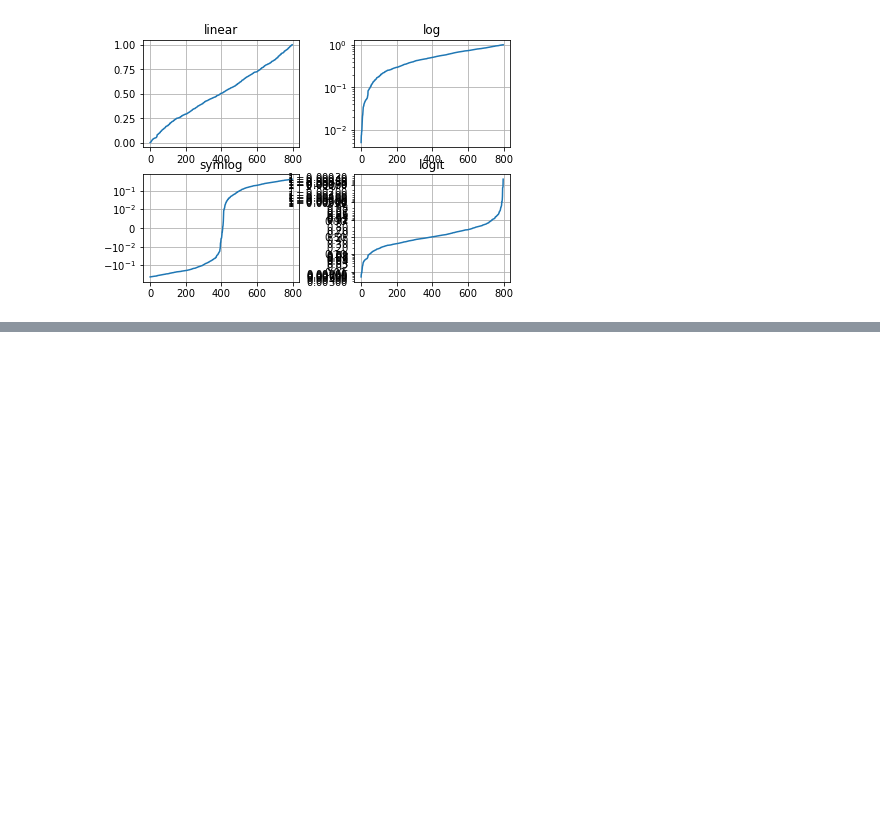
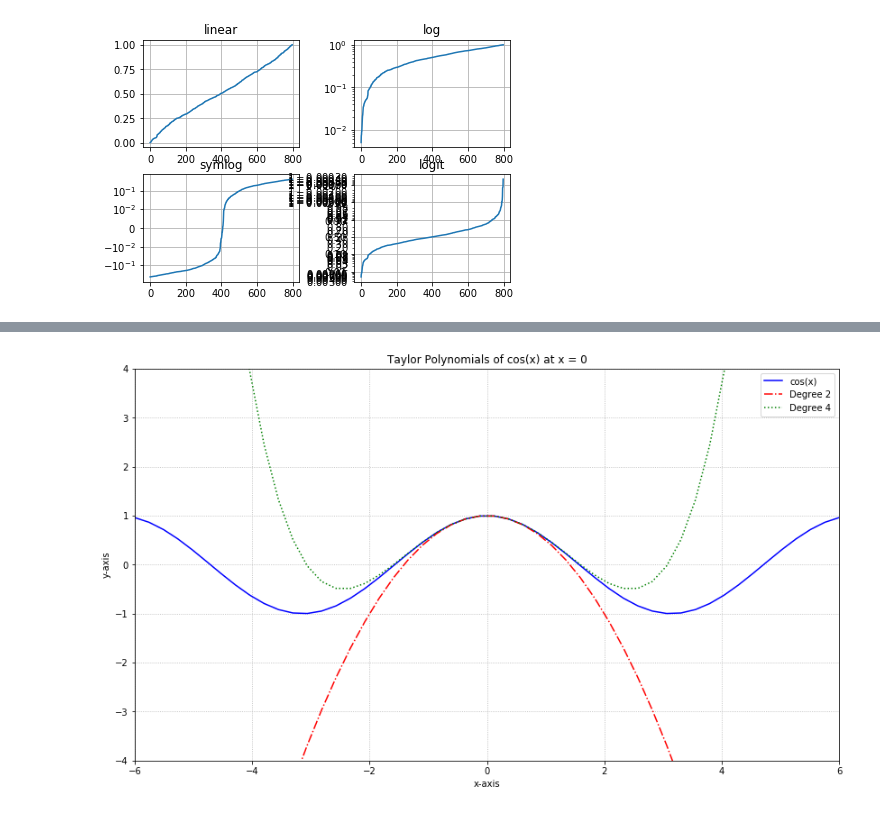
Before and after one commit to webserg/pythonML, a Jupyter notebook: pythonML/notebooks/math/PrimeObsession.ipynb, the cells around one changed output, grey strips where cells are left out. Drawn from its saved outputs; the diff is of its cells as text; code cells hidden in the pictures; blank space fills up the shorter version.

```diff
--- a/pythonML/notebooks/math/PrimeObsession.ipynb
+++ b/pythonML/notebooks/math/PrimeObsession.ipynb
@@ -99,0 +116,34 @@ plt.show()
+# %%
+import matplotlib.pyplot as plt
+import numpy as np
+
+x = np.linspace(-6, 6, 50)
+
+fig = plt.figure(figsize = (14, 8))
+
+# Plot y = cos(x)
+y = np.cos(x)
+plt.plot(x, y, 'b', label ='cos(x)')
+
+# Plot degree 2 Taylor polynomial
+y2 = 1 - x**2 / 2
+plt.plot(x, y2, 'r-.', label ='Degree 2')
+
+# Plot degree 4 Taylor polynomial
+y4 = 1 - x**2 / 2 + x**4 / 24
+plt.plot(x, y4, 'g:', label ='Degree 4')
+
+# Add features to our figure
+plt.legend()
+plt.grid(True, linestyle =':')
+plt.xlim([-6, 6])
+plt.ylim([-4, 4])
+
+plt.title('Taylor Polynomials of cos(x) at x = 0')
+plt.xlabel('x-axis')
+plt.ylabel('y-axis')
+
+# Show plot
+plt.show()
+# %% [output]
+[figure, added]
```
Also changed, not shown: parts of 7 cells of this notebook, 4 other files.
